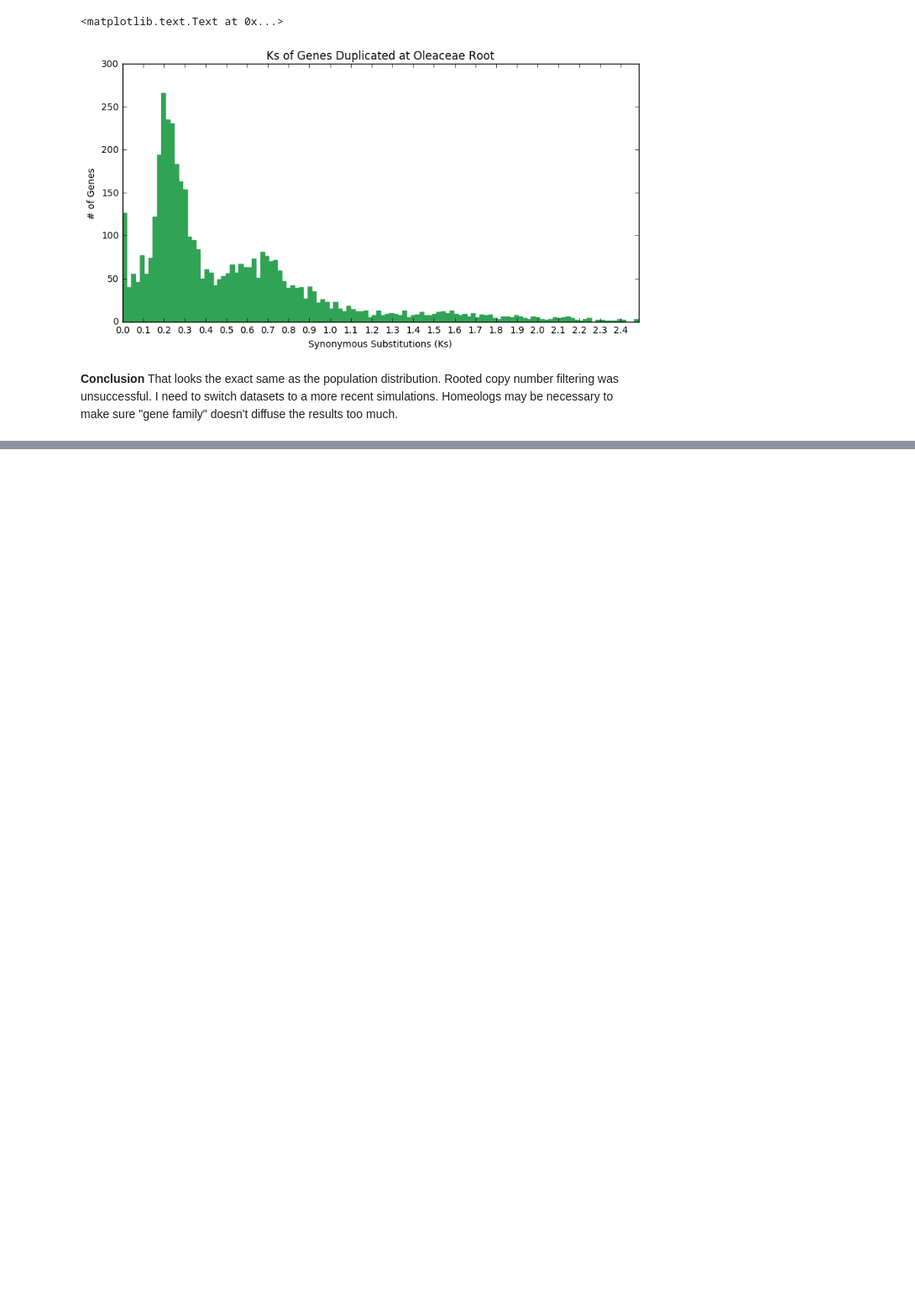
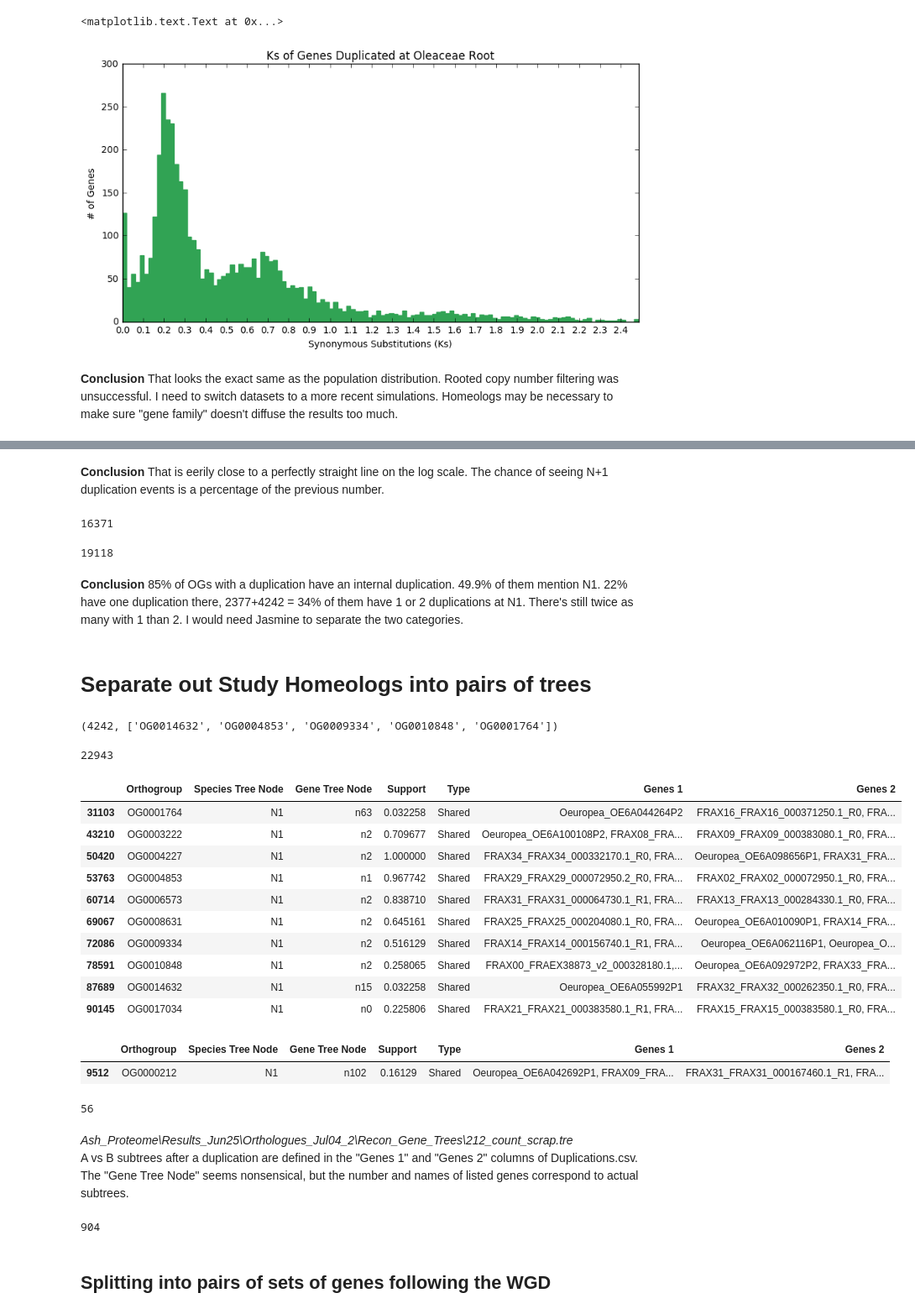
Before and after one commit to josiahseaman/DNA_Duplications, a Jupyter notebook: Homeologs_Analysis.ipynb, the cells around one changed output, grey strips where cells are left out. Shown at 84% size. Saved outputs shown, nothing was run; the diff lists cells and outputs as text; code cells hidden in the pictures; blank space fills up the shorter version.

```diff
--- a/Homeologs_Analysis.ipynb
+++ b/Homeologs_Analysis.ipynb
@@ -286,0 +357,67 @@ h.set_title("Ks of Genes Duplicated at Oleaceae Root")
+# %% [markdown]
+**Conclusion** That is eerily close to a perfectly straight line on the log scale.  The chance of seeing N+1 duplication events is a percentage of the previous number.
+# %%
+internal_mentions = defaultdict(lambda: 0)
+with open("Ash_Proteome\Results_Jun25\Orthologues_Jul04_2\Duplications.csv",'r') as infile:
+    lines = DictReader(infile, delimiter='\t')
+    for line in lines:
+        if line['Species Tree Node'].startswith('N'):  # count mentions of anything not a species
+            internal_mentions[line['Orthogroup']] += 1
+
+len(internal_mentions)
+# %% [output]
+16371
+# %%
+OG_names = set()
+with open("Ash_Proteome\Results_Jun25\Orthologues_Jul04_2\Duplications.csv",'r') as infile:
+    lines = DictReader(infile, delimiter='\t')
+    for line in lines:
+        OG_names.add(line['Orthogroup'])
+len(OG_names)
+# %% [output]
+19118
+# %% [markdown]
+**Conclusion** 85% of OGs with a duplication have an internal duplication.  49.9% of them mention N1.  22% have one duplication there, 2377+4242 = 34% of them have 1 or 2 duplications at N1.  There's still twice as many with 1 than 2.  I would need Jasmine to separate the two categories.
+# %% [markdown]
+# Separate out Study Homeologs into pairs of trees
+# %%
+study_homeologs = [og for og, c in N1_counts.items() if c == 1]
+len(study_homeologs), study_homeologs[:5]
+# %% [output]
+(4242, ['OG0014632', 'OG0004853', 'OG0009334', 'OG0010848', 'OG0001764'])
+# %%
+rows = read_csv("Ash_Proteome\Results_Jun25\Orthologues_Jul04_2\Duplications.csv", delimiter='\t')
+# %%
+print(sum(rows['Species Tree Node'] == 'N1'))
+rows[rows['Orthogroup'].isin(study_homeologs[:10]) & (rows['Species Tree Node'] == 'N1')]
+# %% [output]
+22943
+|  | Orthogroup | Species Tree Node | Gene Tree Node | Support | Type | Genes 1 | Genes 2 |
+| 31103 | OG0001764 | N1 | n63 | 0.032258 | Shared | Oeuropea_OE6A044264P2 | FRAX16_FRAX16_000371250.1_R0, FRA... |
+| 43210 | OG0003222 | N1 | n2 | 0.709677 | Shared | Oeuropea_OE6A100108P2, FRAX08_FRA... | FRAX09_FRAX09_000383080.1_R0, FRA... |
+| 50420 | OG0004227 | N1 | n2 | 1.000000 | Shared | FRAX34_FRAX34_000332170.1_R0, FRA... | Oeuropea_OE6A098656P1, FRAX31_FRA... |
+| 53763 | OG0004853 | N1 | n1 | 0.967742 | Shared | FRAX29_FRAX29_000072950.2_R0, FRA... | FRAX02_FRAX02_000072950.1_R0, FRA... |
+| 60714 | OG0006573 | N1 | n2 | 0.838710 | Shared | FRAX31_FRAX31_000064730.1_R1, FRA... | FRAX13_FRAX13_000284330.1_R0, FRA... |
+| 69067 | OG0008631 | N1 | n2 | 0.645161 | Shared | FRAX25_FRAX25_000204080.1_R0, FRA... | Oeuropea_OE6A010090P1, FRAX14_FRA... |
+| 72086 | OG0009334 | N1 | n2 | 0.516129 | Shared | FRAX14_FRAX14_000156740.1_R1, FRA... | Oeuropea_OE6A062116P1, Oeuropea_O... |
+| 78591 | OG0010848 | N1 | n2 | 0.258065 | Shared | FRAX00_FRAEX38873_v2_000328180.1,... | Oeuropea_OE6A092972P2, FRAX33_FRA... |
+| 87689 | OG0014632 | N1 | n15 | 0.032258 | Shared | Oeuropea_OE6A055992P1 | FRAX32_FRAX32_000262350.1_R0, FRA... |
+| 90145 | OG0017034 | N1 | n0 | 0.225806 | Shared | FRAX21_FRAX21_000383580.1_R1, FRA... | FRAX15_FRAX15_000383580.1_R0, FRA... |
+# %%
+sample = ['OG0000212']#['OG0000013', 'OG0000057', 'OG0000069', 'OG0000138', 'OG0000193', 'OG0000212',]
+(rows[(rows['Orthogroup'].isin(sample)) & (rows['Species Tree Node'] == 'N1')])#['Genes 1'])
+# %% [output]
+|  | Orthogroup | Species Tree Node | Gene Tree Node | Support | Type | Genes 1 | Genes 2 |
+| 9512 | OG0000212 | N1 | n102 | 0.16129 | Shared | Oeuropea_OE6A042692P1, FRAX09_FRA... | FRAX31_FRAX31_000167460.1_R1, FRA... |
+# %%
+len(rows.loc[9512]['Genes 1'].split(', '))
+# %% [output]
+56
+# %% [markdown]
+*Ash_Proteome\Results_Jun25\Orthologues_Jul04_2\Recon_Gene_Trees\212_count_scrap.tre*
+A vs B subtrees after a duplication are defined in the "Genes 1" and "Genes 2" columns of Duplications.csv. The "Gene Tree Node" seems nonsensical, but the number and names of listed genes correspond to actual subtrees.
+# %%
+super_simple = [og for og in study_homeologs if sum(rows['Orthogroup']==og) == 1]
+len(super_simple)
+# %% [output]
+904
@@ -286,0 +437,2 @@ h.set_title("Ks of Genes Duplicated at Oleaceae Root")
+# %% [markdown]
+## Splitting into pairs of sets of genes following the WGD
```
Also changed, not shown: parts of 25 cells of this notebook, 5 other files.
